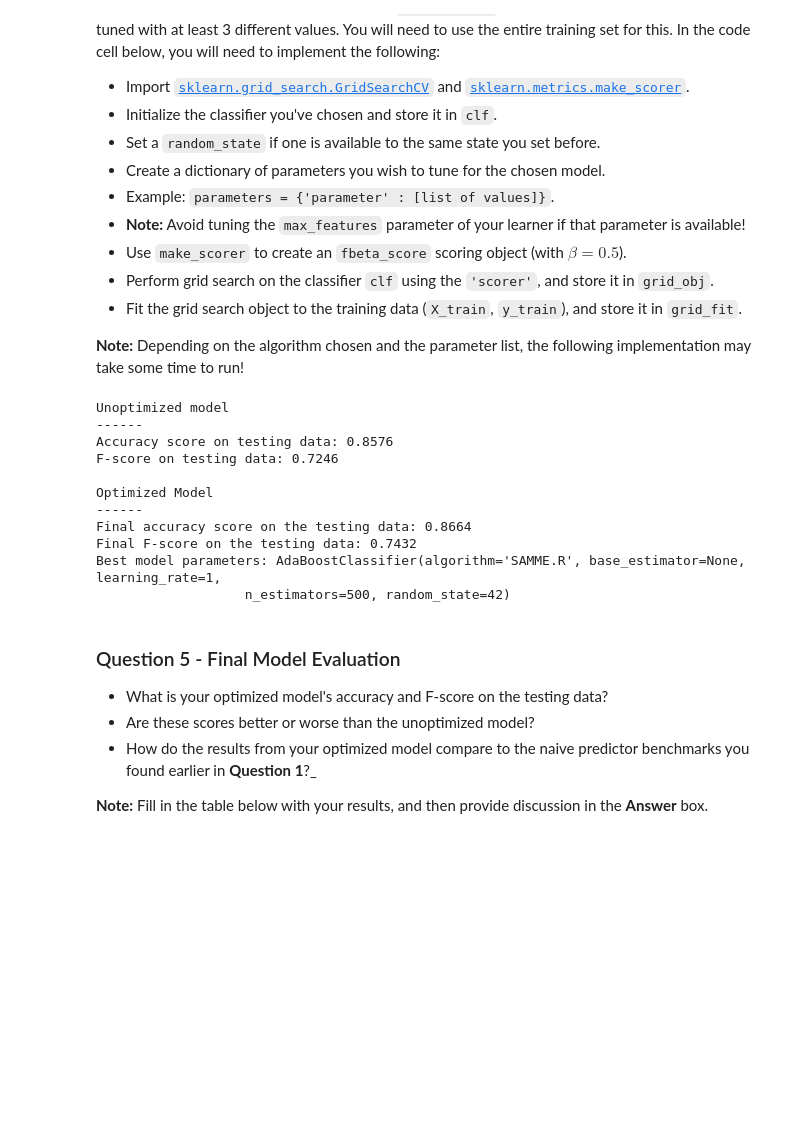
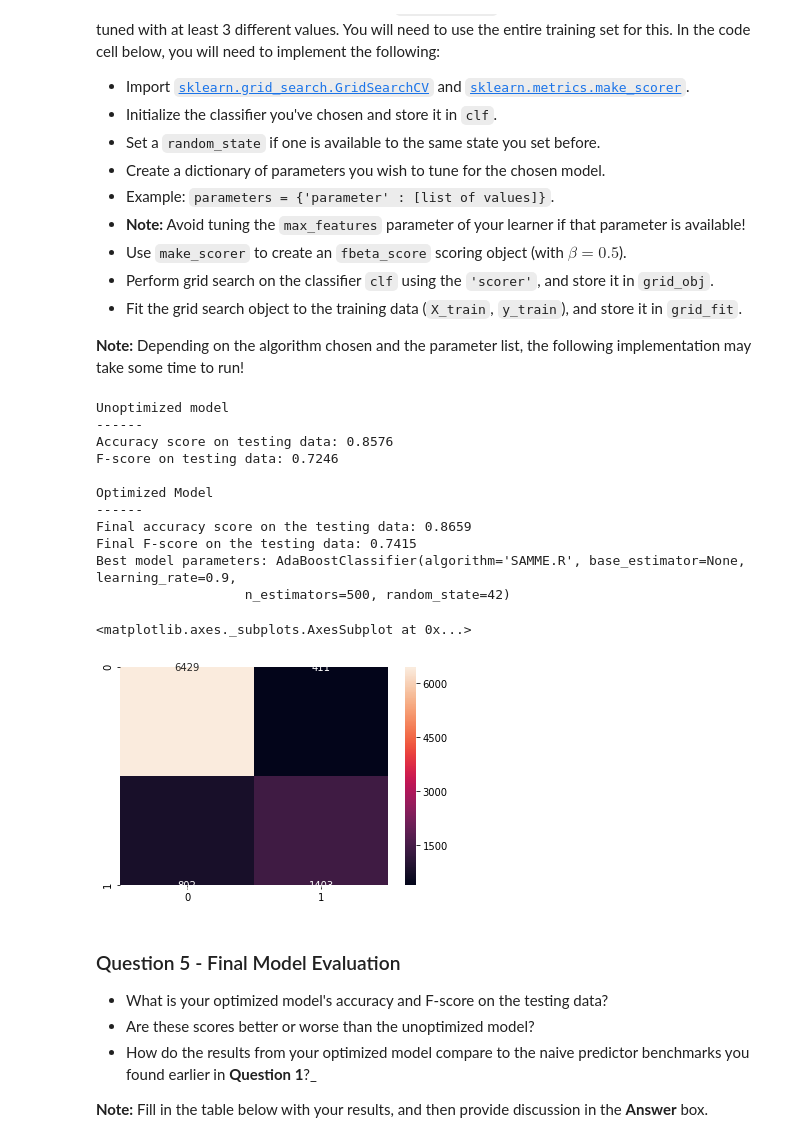
Before and after one commit to AndriyFliak/udacity-ml-intro, a Jupyter notebook: finding_donors/finding_donors.ipynb, the cells around one changed output. Drawn from its saved outputs; the diff is of its cells as text; code cells hidden in the pictures; blank space fills up the shorter version.

```diff
--- a/finding_donors/finding_donors.ipynb
+++ b/finding_donors/finding_donors.ipynb
@@ -484,6 +484,7 @@ Fine tune the chosen model. Use grid search (`GridSearchCV`) with at least one i
 # %%
 # TODO: Import 'GridSearchCV', 'make_scorer', and any other necessary libraries
 from sklearn.model_selection import GridSearchCV
+from sklearn.model_selection import StratifiedShuffleSplit
 from sklearn.metrics import make_scorer
 
 # TODO: Initialize the classifier
@@ -492,13 +493,15 @@ clf = AdaBoostClassifier(random_state = 42)
 # TODO: Create the parameters list you wish to tune, using a dictionary if needed.
 # HINT: parameters = {'parameter_1': [value1, value2], 'parameter_2': [value1, value2]}
 parameters = {'n_estimators': [100, 200, 300, 400, 500],
-              'learning_rate': [0.001, .01, 0.1, 0.25, 0.5, 0.75, 1, 1.25, 1.5]}
+              'learning_rate': [0.9, 0.95, 0.99, 1]}
 
 # TODO: Make an fbeta_score scoring object using make_scorer()
 scorer = make_scorer(fbeta_score, beta = 0.5)
 
+cv = StratifiedShuffleSplit(n_splits=5, random_state=42)
+
 # TODO: Perform grid search on the classifier using 'scorer' as the scoring method using GridSearchCV()
-grid_obj = GridSearchCV(clf, parameters, scoring = scorer, n_jobs = -1)
+grid_obj = GridSearchCV(clf, parameters, scoring = scorer, n_jobs = -1, cv = cv)
 
 # TODO: Fit the grid search object to the training data and find the optimal parameters using fit()
 grid_fit = grid_obj.fit(X_train, y_train)
@@ -526,10 +529,19 @@ F-score on testing data: 0.7246
 
 Optimized Model
 ------
-Final accuracy score on the testing data: 0.8664
-Final F-score on the testing data: 0.7432
-Best model parameters: AdaBoostClassifier(algorithm='SAMME.R', base_estimator=None, learning_rate=1,
+Final accuracy score on the testing data: 0.8659
+Final F-score on the testing data: 0.7415
+Best model parameters: AdaBoostClassifier(algorithm='SAMME.R', base_estimator=None, learning_rate=0.9,
                    n_estimators=500, random_state=42)
+# %%
+from sklearn.metrics import confusion_matrix
+import seaborn as sns
+%matplotlib inline
+pred = best_clf.predict(X_test)
+sns.heatmap(confusion_matrix(y_test, pred), annot = True, fmt = '')
+# %% [output]
+<matplotlib.axes._subplots.AxesSubplot at 0x...>
+[figure, added]
 # %% [markdown]
 ### Question 5 - Final Model Evaluation
 
```
Also changed, not shown: parts of 2 cells of this notebook, 10 other files.
